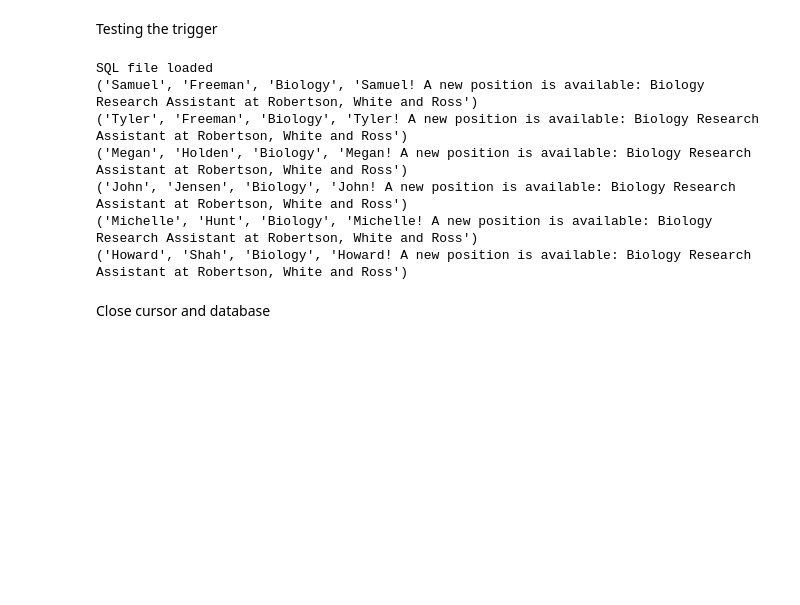
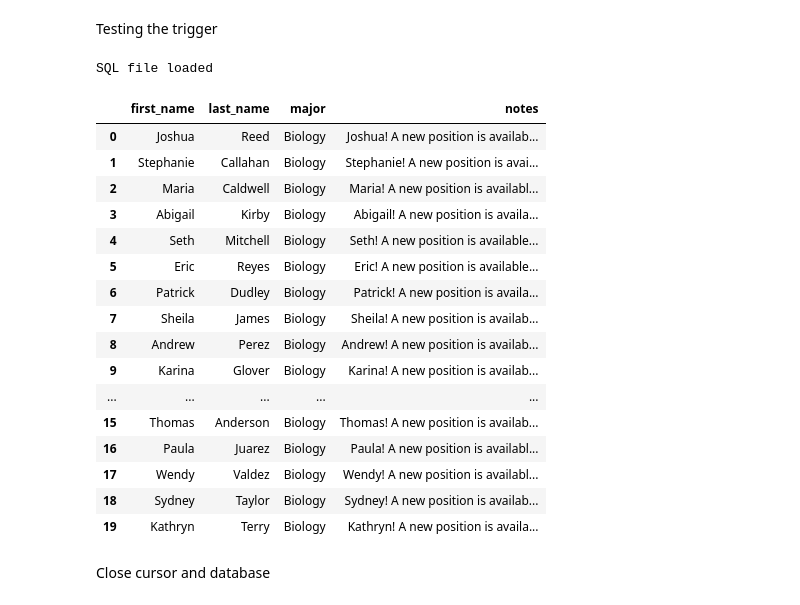
Before and after one commit to Quantalope/Job-Search-Project, a Jupyter notebook: notebooks/example_queries.ipynb, the cells around one changed output. Cells and saved outputs as stored; diff of their text form; code cells hidden in the pictures; blank space fills up the shorter version.

```diff
--- a/notebooks/example_queries.ipynb
+++ b/notebooks/example_queries.ipynb
@@ -182,32 +212,42 @@ Testing the trigger
 # %%
 sql_file = "../schema/use_case_6_test.sql"
 
 with open(sql_file, "r") as f:
     sql_script = f.read()
 print("SQL file loaded")
 
 cur.execute(sql_script)
 
 position_id = cur.lastrowid
 
 cur.execute("""
     SELECT u.first_name, u.last_name, u.major, a.notes
     FROM Application a
     JOIN Users u ON a.user_id = u.user_id
     WHERE a.position_id = %s
 """, (position_id,))
 
-results = cur.fetchall()
-for row in results:
-    print(row)
+df = pd.DataFrame(cur.fetchall(), columns=[desc[0] for desc in cur.description])
+display(df)
 # %% [output]
 SQL file loaded
-('Samuel', 'Freeman', 'Biology', 'Samuel! A new position is available: Biology Research Assistant at Robertson, White and Ross')
-('Tyler', 'Freeman', 'Biology', 'Tyler! A new position is available: Biology Research Assistant at Robertson, White and Ross')
-('Megan', 'Holden', 'Biology', 'Megan! A new position is available: Biology Research Assistant at Robertson, White and Ross')
-('John', 'Jensen', 'Biology', 'John! A new position is available: Biology Research Assistant at Robertson, White and Ross')
-('Michelle', 'Hunt', 'Biology', 'Michelle! A new position is available: Biology Research Assistant at Robertson, White and Ross')
-('Howard', 'Shah', 'Biology', 'Howard! A new position is available: Biology Research Assistant at Robertson, White and Ross')
+|  | first_name | last_name | major | notes |
+| 0 | Joshua | Reed | Biology | Joshua! A new position is availab... |
+| 1 | Stephanie | Callahan | Biology | Stephanie! A new position is avai... |
+| 2 | Maria | Caldwell | Biology | Maria! A new position is availabl... |
+| 3 | Abigail | Kirby | Biology | Abigail! A new position is availa... |
+| 4 | Seth | Mitchell | Biology | Seth! A new position is available... |
+| 5 | Eric | Reyes | Biology | Eric! A new position is available... |
+| 6 | Patrick | Dudley | Biology | Patrick! A new position is availa... |
+| 7 | Sheila | James | Biology | Sheila! A new position is availab... |
+| 8 | Andrew | Perez | Biology | Andrew! A new position is availab... |
+| 9 | Karina | Glover | Biology | Karina! A new position is availab... |
+| ... | ... | ... | ... | ... |
+| 15 | Thomas | Anderson | Biology | Thomas! A new position is availab... |
+| 16 | Paula | Juarez | Biology | Paula! A new position is availabl... |
+| 17 | Wendy | Valdez | Biology | Wendy! A new position is availabl... |
+| 18 | Sydney | Taylor | Biology | Sydney! A new position is availab... |
+| 19 | Kathryn | Terry | Biology | Kathryn! A new position is availa... |
 # %% [markdown]
 Close cursor and database
 # %%
```
Also changed, not shown: parts of 9 cells of this notebook, 3 other files.
